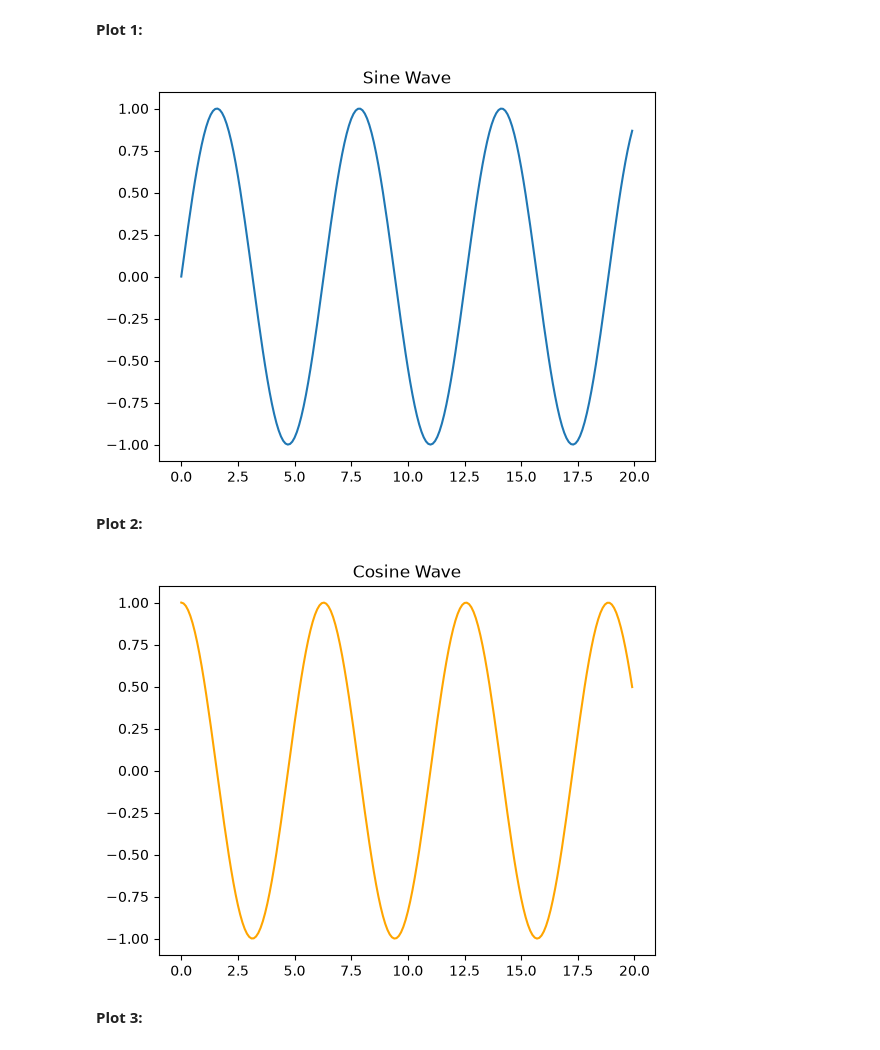
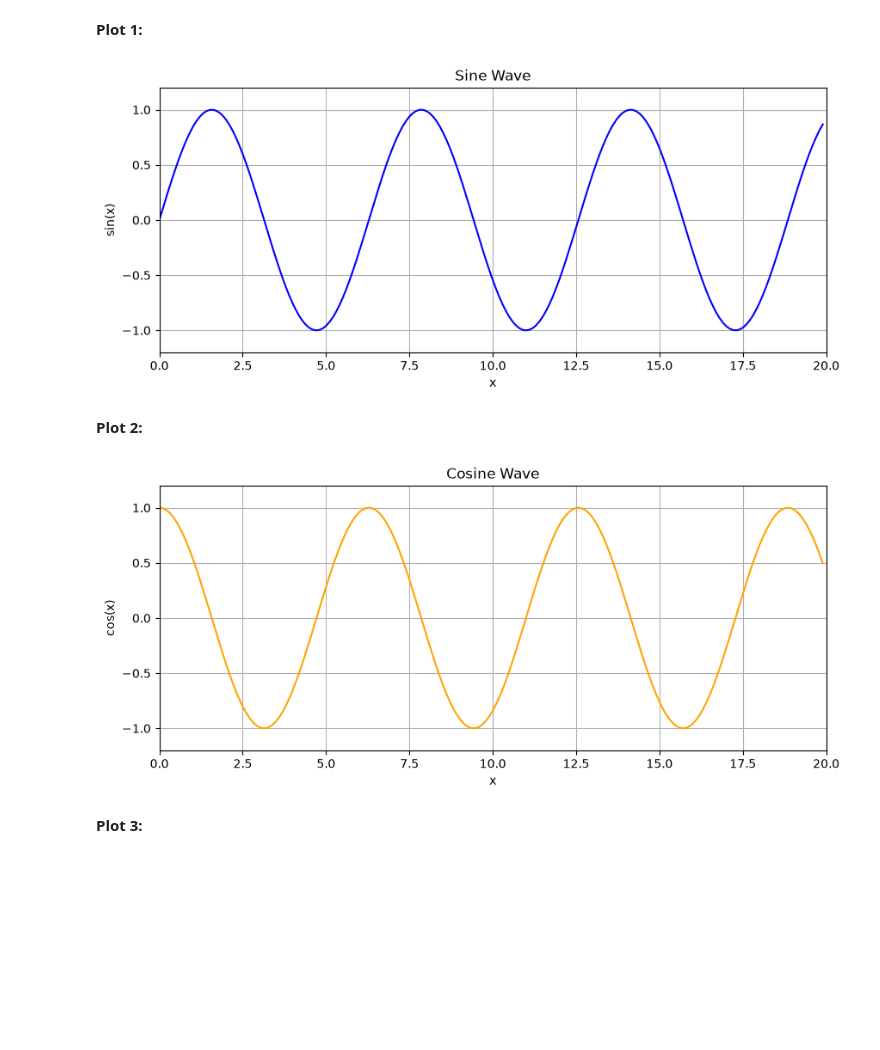
Before and after one commit to erprakashbu/bu-csd-dx602-python, a Jupyter notebook: homework.ipynb, the cells around one changed output. Cells and saved outputs as stored; diff of their text form; code cells hidden in the pictures; blank space fills up the shorter version.

```diff
--- a/homework.ipynb
+++ b/homework.ipynb
@@ -207,29 +242,41 @@ Each chart should include a **title**, and the combined chart should include a *
 # %% [markdown]
 **Plot 1:**
 # %%
-# Step 1: values from 0 to 20
+#Your Solution
+
+# shared data for all four plots: values from 0 to 20 in small steps
 x = np.arange(0, 20, 0.1)
+sine = np.sin(x)      # sine wave
+cosine = np.cos(x)    # cosine wave
 
-# Step 2: compute the waves
-sine = np.sin(x)
-cosine = np.cos(x)
-# Plot 1: sine wave
-plt.figure()
-plt.plot(x, sine)
+# plot the sine wave on its own
+plt.figure(figsize=(10, 4))
+plt.plot(x, sine, color="blue")
 plt.title("Sine Wave")
+plt.xlabel("x")
+plt.ylabel("sin(x)")
+plt.xlim(0, 20)
+plt.ylim(-1.2, 1.2)
+plt.grid(True)
 plt.show()
 # %% [output]
-[figure, old version]
+[figure, new version]
 # %% [markdown]
 **Plot 2:**
 # %%
-# Plot 2: cosine wave
-plt.figure()
+#Your Solution
+# plot the cosine wave on its own
+plt.figure(figsize=(10, 4))
 plt.plot(x, cosine, color="orange")
 plt.title("Cosine Wave")
+plt.xlabel("x")
+plt.ylabel("cos(x)")
+plt.xlim(0, 20)
+plt.ylim(-1.2, 1.2)
+plt.grid(True)
 plt.show()
 # %% [output]
-[figure, old version]
+[figure, new version]
 # %% [markdown]
 **Plot 3:**
 # %%
```
Also changed, not shown: parts of 24 cells of this notebook.
